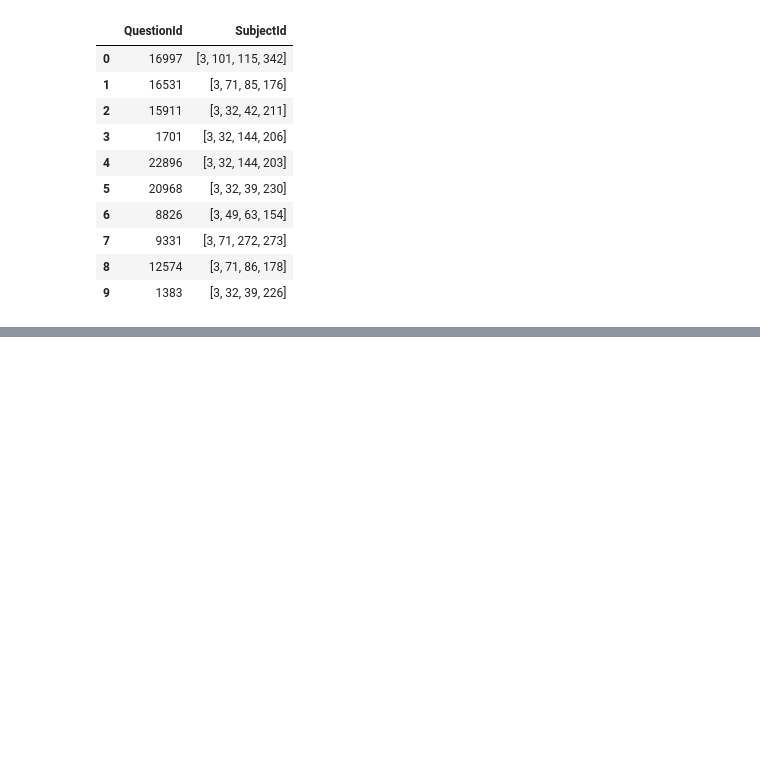
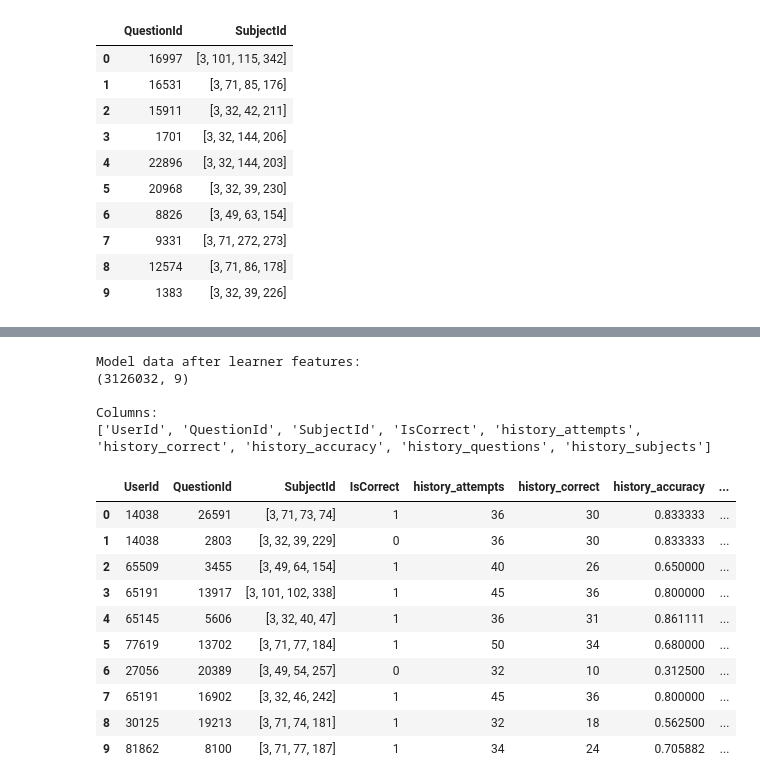
Before and after one commit to Tarak-D/Quintet-, a Jupyter notebook: notebooks/learner_model.ipynb, the cells around one changed output, grey strips where cells are left out. Drawn from its saved outputs; the diff is of its cells as text; code cells hidden in the pictures; blank space fills up the shorter version.

Commit message:
Add learner correctness model

```diff
--- a/notebooks/learner_model.ipynb
+++ b/notebooks/learner_model.ipynb
@@ -601,24 +636,44 @@ KeyError: 'SubjectList'
 # %%
-# Merge historical learner statistics into validation interactions
+# Cell 23 — Create model feature table
 
 model_data = validation[
     [
         "UserId",
         "QuestionId",
-        "SubjectList",
-        "PrimarySubjectId",
+        "SubjectId",
         "IsCorrect"
     ]
 ].copy()
 
+# Attach learner-level historical performance
 model_data = model_data.merge(
     learner_history,
     on="UserId",
     how="left"
 )
 
-print("After learner merge:")
+print("Model data after learner features:")
 print(model_data.shape)
 
-display(model_data.head())
+print("\nColumns:")
+print(model_data.columns.tolist())
+
+display(model_data.head(10))
+# %% [output]
+Model data after learner features:
+(3126032, 9)
+
+Columns:
+['UserId', 'QuestionId', 'SubjectId', 'IsCorrect', 'history_attempts', 'history_correct', 'history_accuracy', 'history_questions', 'history_subjects']
+|  | UserId | QuestionId | SubjectId | IsCorrect | history_attempts | history_correct | history_accuracy | ... |
+| 0 | 14038 | 26591 | [3, 71, 73, 74] | 1 | 36 | 30 | 0.833333 | ... |
+| 1 | 14038 | 2803 | [3, 32, 39, 229] | 0 | 36 | 30 | 0.833333 | ... |
+| 2 | 65509 | 3455 | [3, 49, 64, 154] | 1 | 40 | 26 | 0.650000 | ... |
+| 3 | 65191 | 13917 | [3, 101, 102, 338] | 1 | 45 | 36 | 0.800000 | ... |
+| 4 | 65145 | 5606 | [3, 32, 40, 47] | 1 | 36 | 31 | 0.861111 | ... |
+| 5 | 77619 | 13702 | [3, 71, 77, 184] | 1 | 50 | 34 | 0.680000 | ... |
+| 6 | 27056 | 20389 | [3, 49, 54, 257] | 0 | 32 | 10 | 0.312500 | ... |
+| 7 | 65191 | 16902 | [3, 32, 46, 242] | 1 | 45 | 36 | 0.800000 | ... |
+| 8 | 30125 | 19213 | [3, 71, 74, 181] | 1 | 32 | 18 | 0.562500 | ... |
+| 9 | 81862 | 8100 | [3, 71, 77, 187] | 1 | 34 | 24 | 0.705882 | ... |
 # %%
```
Also changed, not shown: parts of 10 cells of this notebook, 2 other files.
